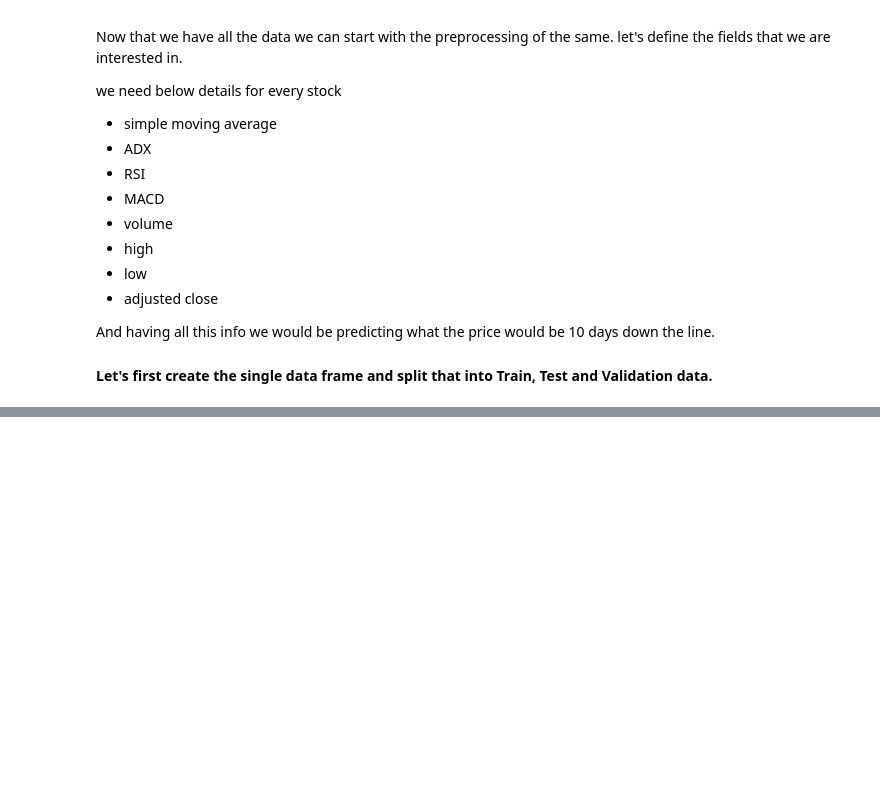
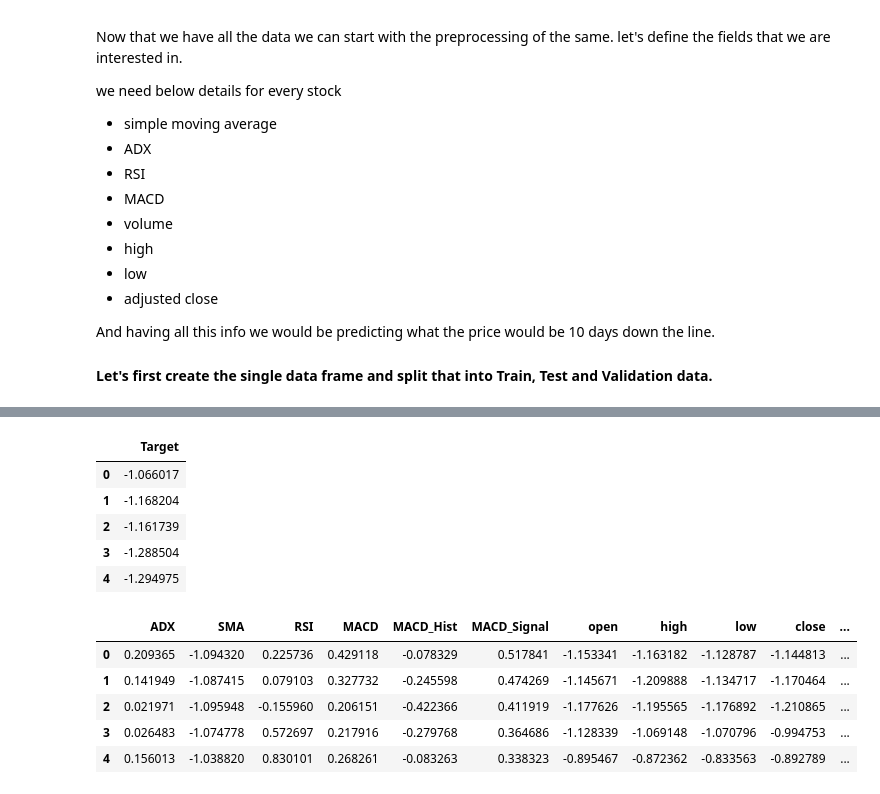
Before and after one commit to Neeraj-Natu/machine-learning_in_finance, a Jupyter notebook: Utils/Data-Prep.ipynb, the cells around one changed output, grey strips where cells are left out. Drawn from its saved outputs; the diff is of its cells as text; code cells hidden in the pictures; blank space fills up the shorter version.

```diff
--- a/Utils/Data-Prep.ipynb
+++ b/Utils/Data-Prep.ipynb
@@ -353 +370,30 @@ display(Test_data_scaled.head());
+# %%
+## Test data and labels
+
+## pre processing the data
+Test_set = Test_set.drop(['date'], axis=1);
+test_names = Test_set.columns;
+test_set_scaler = preprocessing.StandardScaler();
+Test_set_scaled = test_set_scaler.fit_transform(Test_set);
+Test_set_scaled = pd.DataFrame(Test_set_scaled, columns=test_names);
+
+Test_labels_scaled = Test_set_scaled[['Target']].copy();
+Test_labels_scaled = Test_labels_scaled.astype('float64');
+Test_data_scaled = Test_set_scaled.drop(['Target'], axis=1);
+
+display(Test_labels_scaled.head());
+display(Test_data_scaled.head());
+# %% [output]
+|  | Target |
+| 0 | -1.066017 |
+| 1 | -1.168204 |
+| 2 | -1.161739 |
+| 3 | -1.288504 |
+| 4 | -1.294975 |
+|  | ADX | SMA | RSI | MACD | MACD_Hist | MACD_Signal | open | high | low | close | ... |
+| 0 | 0.209365 | -1.094320 | 0.225736 | 0.429118 | -0.078329 | 0.517841 | -1.153341 | -1.163182 | -1.128787 | -1.144813 | ... |
+| 1 | 0.141949 | -1.087415 | 0.079103 | 0.327732 | -0.245598 | 0.474269 | -1.145671 | -1.209888 | -1.134717 | -1.170464 | ... |
+| 2 | 0.021971 | -1.095948 | -0.155960 | 0.206151 | -0.422366 | 0.411919 | -1.177626 | -1.195565 | -1.176892 | -1.210865 | ... |
+| 3 | 0.026483 | -1.074778 | 0.572697 | 0.217916 | -0.279768 | 0.364686 | -1.128339 | -1.069148 | -1.070796 | -0.994753 | ... |
+| 4 | 0.156013 | -1.038820 | 0.830101 | 0.268261 | -0.083263 | 0.338323 | -0.895467 | -0.872362 | -0.833563 | -0.892789 | ... |
 # %%
```
Also changed, not shown: parts of 18 cells of this notebook, 11 other files.
